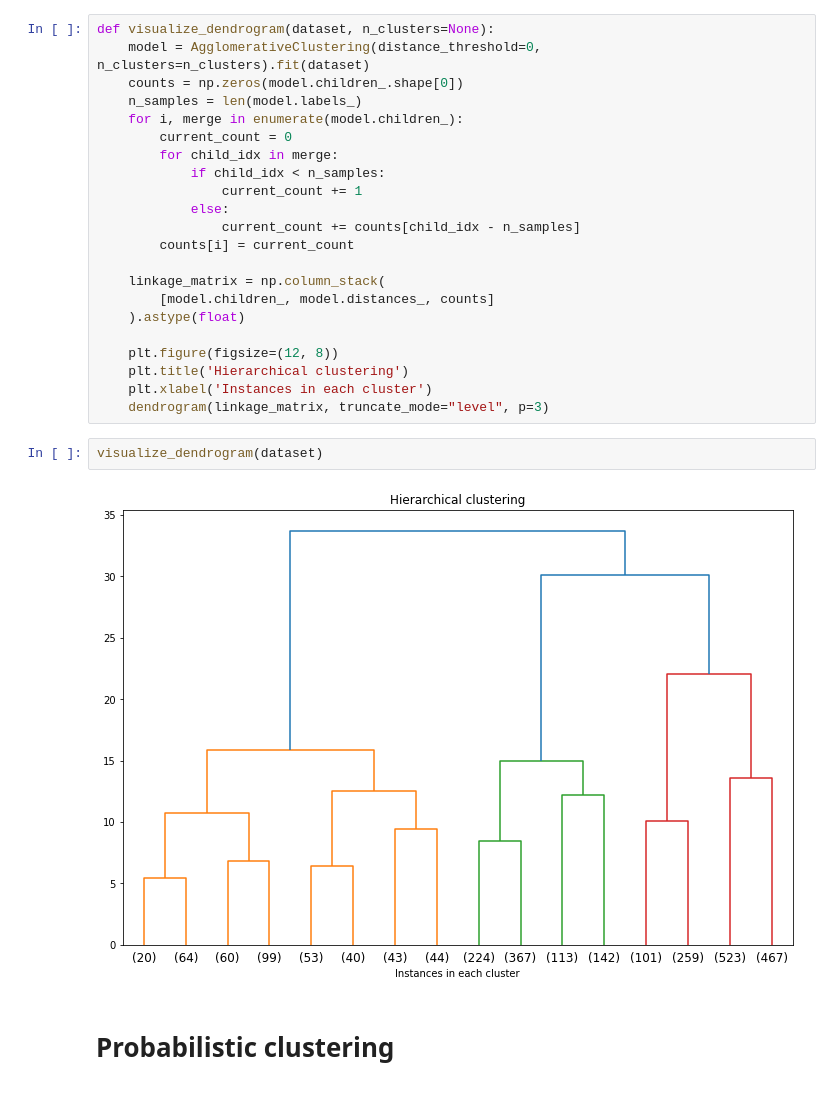
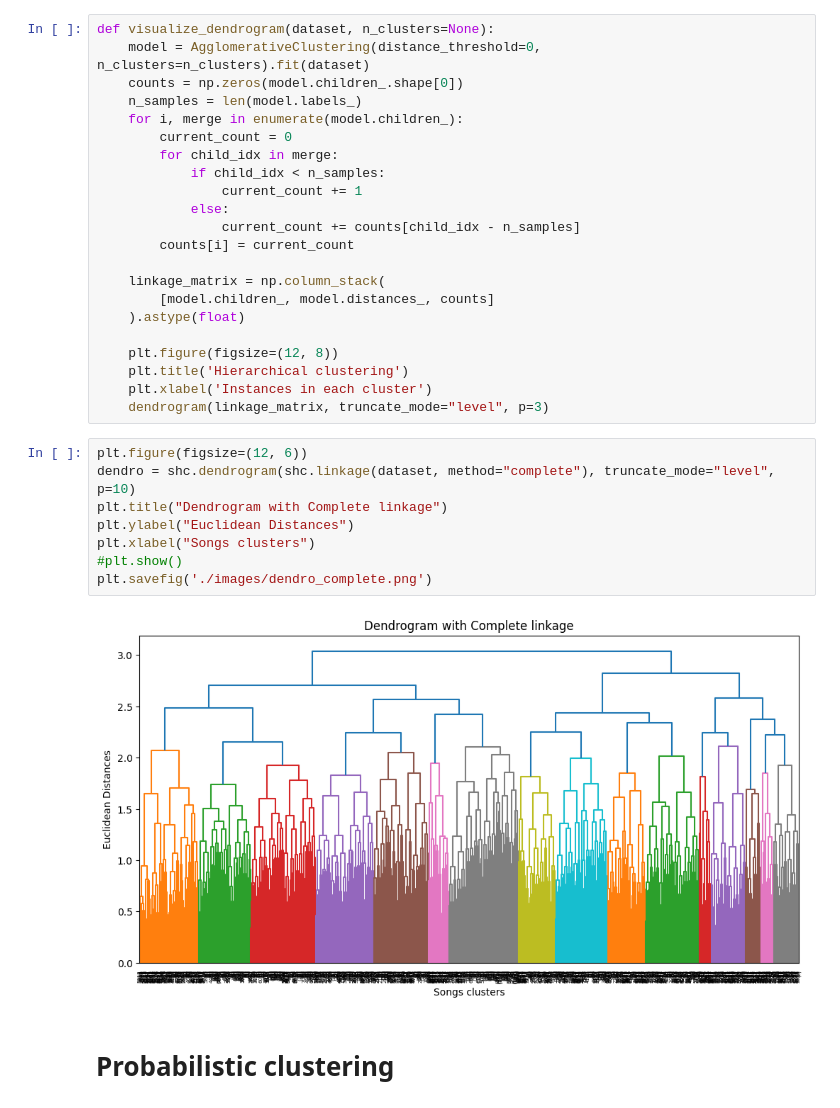
Before and after one commit to adgiz05/spotify_unsupervised_learning, a Jupyter notebook: main.ipynb, the cells around one changed output. Saved outputs shown, nothing was run; the diff lists cells and outputs as text.

```diff
--- a/main.ipynb
+++ b/main.ipynb
@@ -157,10 +161,16 @@ def visualize_dendrogram(dataset, n_clusters=None):
     plt.title('Hierarchical clustering')
     plt.xlabel('Instances in each cluster')
     dendrogram(linkage_matrix, truncate_mode="level", p=3)
-# %%
-visualize_dendrogram(dataset)
-# %% [output]
-[figure, removed]
+# %%
+plt.figure(figsize=(12, 6))
+dendro = shc.dendrogram(shc.linkage(dataset, method="complete"), truncate_mode="level", p=10)
+plt.title("Dendrogram with Complete linkage")
+plt.ylabel("Euclidean Distances")
+plt.xlabel("Songs clusters")
+#plt.show()
+plt.savefig('./images/dendro_complete.png')
+# %% [output]
+[figure, added]
 # %% [markdown]
 # Probabilistic clustering
 # %%
```
Also changed, not shown: parts of 4 cells of this notebook, 4 other files.
